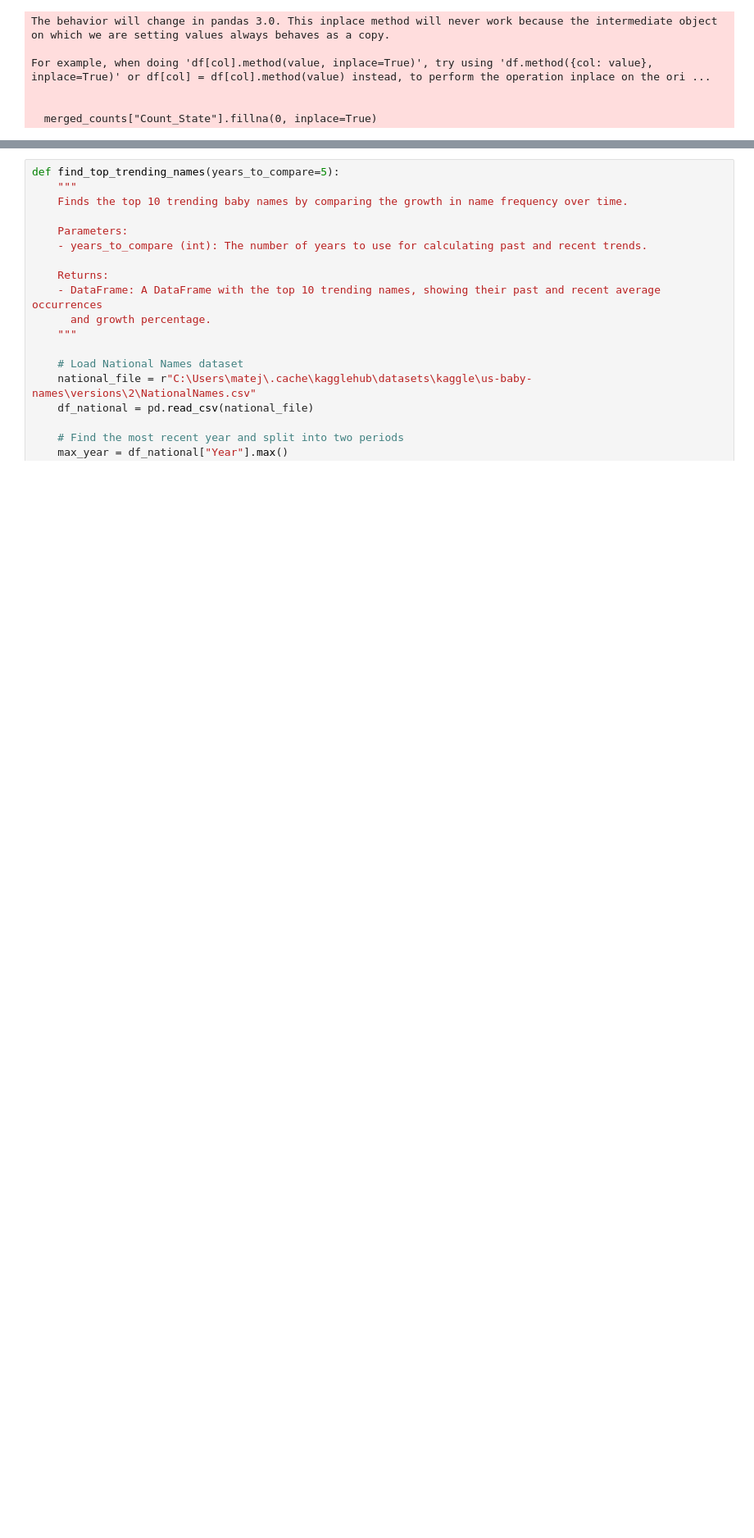
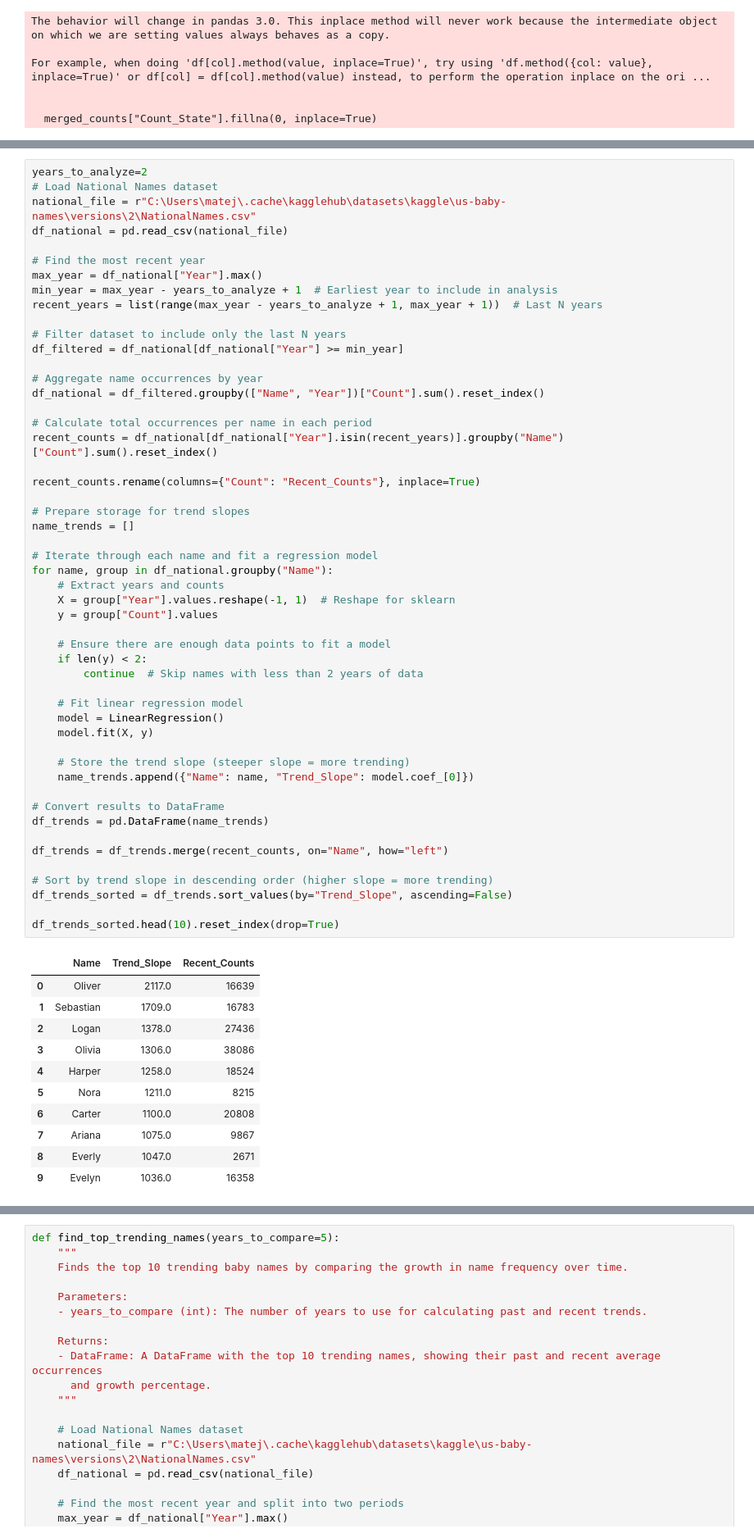
Before and after one commit to matej-kosiba/STRV_test_project, a Jupyter notebook: jupyter.ipynb, the cells around one changed output, grey strips where cells are left out. Shown: that part at 82% size. Drawn from its saved outputs; the diff is of its cells as text; blank space fills up the shorter version.

```diff
--- a/jupyter.ipynb
+++ b/jupyter.ipynb
@@ -1133,0 +1287,63 @@ For example, when doing 'df[col].method(value, inplace=True)', try using 'df.met
+# %%
+years_to_analyze=2
+# Load National Names dataset
+national_file = r"C:\Users\matej\.cache\kagglehub\datasets\kaggle\us-baby-names\versions\2\NationalNames.csv"
+df_national = pd.read_csv(national_file)
+
+# Find the most recent year
+max_year = df_national["Year"].max()
+min_year = max_year - years_to_analyze + 1  # Earliest year to include in analysis
+recent_years = list(range(max_year - years_to_analyze + 1, max_year + 1))  # Last N years
+
+# Filter dataset to include only the last N years
+df_filtered = df_national[df_national["Year"] >= min_year]
+
+# Aggregate name occurrences by year
+df_national = df_filtered.groupby(["Name", "Year"])["Count"].sum().reset_index()
+
+# Calculate total occurrences per name in each period
+recent_counts = df_national[df_national["Year"].isin(recent_years)].groupby("Name")["Count"].sum().reset_index()
+
+recent_counts.rename(columns={"Count": "Recent_Counts"}, inplace=True)
+
+# Prepare storage for trend slopes
+name_trends = []
+
+# Iterate through each name and fit a regression model
+for name, group in df_national.groupby("Name"):
+    # Extract years and counts
+    X = group["Year"].values.reshape(-1, 1)  # Reshape for sklearn
+    y = group["Count"].values
+
+    # Ensure there are enough data points to fit a model
+    if len(y) < 2:
+        continue  # Skip names with less than 2 years of data
+
+    # Fit linear regression model
+    model = LinearRegression()
+    model.fit(X, y)
+
+    # Store the trend slope (steeper slope = more trending)
+    name_trends.append({"Name": name, "Trend_Slope": model.coef_[0]})
+
+# Convert results to DataFrame
+df_trends = pd.DataFrame(name_trends)
+
+df_trends = df_trends.merge(recent_counts, on="Name", how="left")
+
+# Sort by trend slope in descending order (higher slope = more trending)
+df_trends_sorted = df_trends.sort_values(by="Trend_Slope", ascending=False)
+
+df_trends_sorted.head(10).reset_index(drop=True)
+# %% [output]
+|  | Name | Trend_Slope | Recent_Counts |
+| 0 | Oliver | 2117.0 | 16639 |
+| 1 | Sebastian | 1709.0 | 16783 |
+| 2 | Logan | 1378.0 | 27436 |
+| 3 | Olivia | 1306.0 | 38086 |
+| 4 | Harper | 1258.0 | 18524 |
+| 5 | Nora | 1211.0 | 8215 |
+| 6 | Carter | 1100.0 | 20808 |
+| 7 | Ariana | 1075.0 | 9867 |
+| 8 | Everly | 1047.0 | 2671 |
+| 9 | Evelyn | 1036.0 | 16358 |
```
Also changed, not shown: parts of 26 cells of this notebook, 13 other files.
